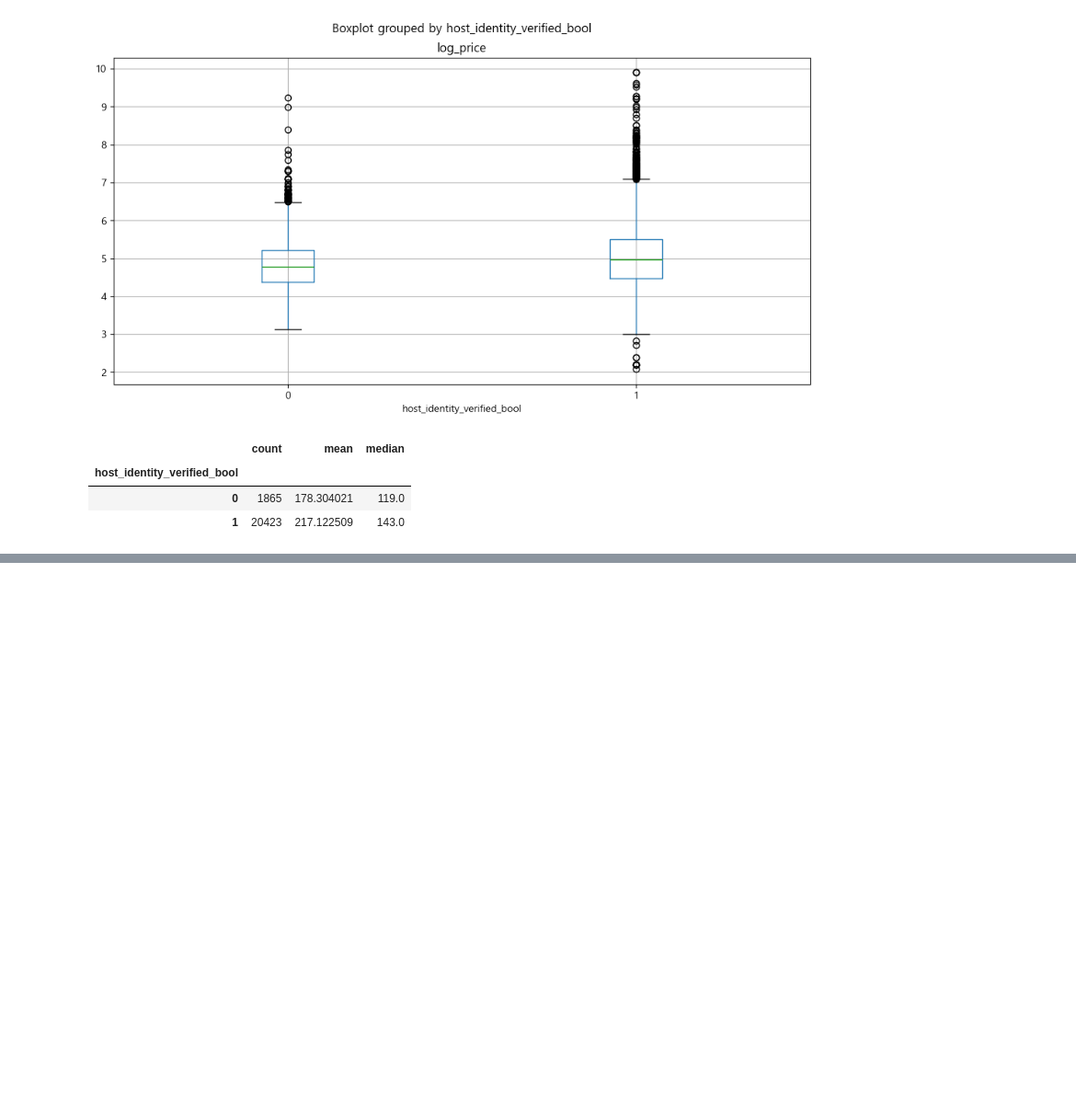
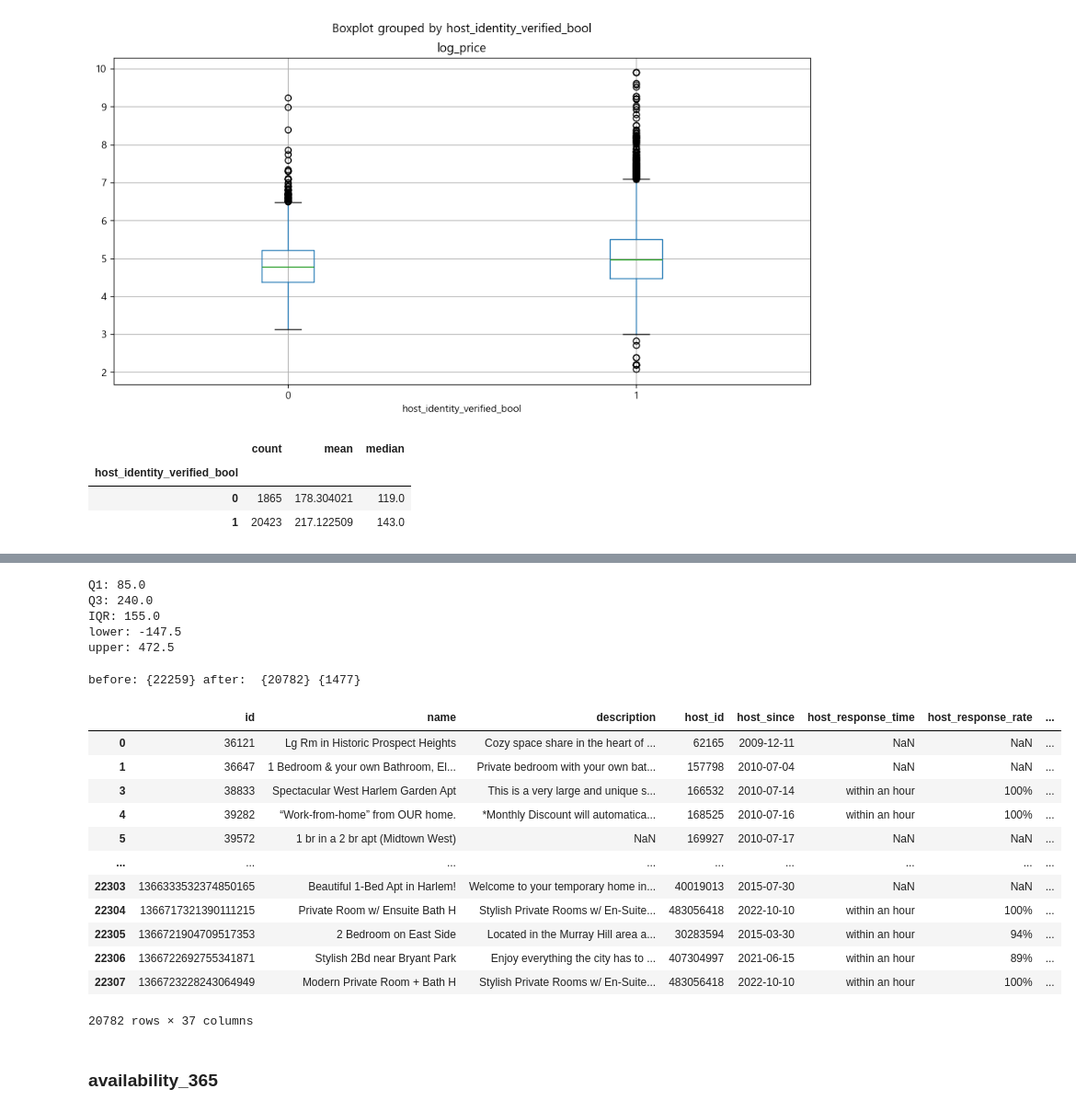
Before and after one commit to KyungminChang/data-analysis-project-BBB, a Jupyter notebook: 01_preprocessiong.ipynb, the cells around one changed output, grey strips where cells are left out. Shown at 92% size. Drawn from its saved outputs; the diff is of its cells as text; code cells hidden in the pictures; blank space fills up the shorter version.

```diff
--- a/01_preprocessiong.ipynb
+++ b/01_preprocessiong.ipynb
@@ -775,0 +1115,4 @@ tmp.groupby("host_identity_verified_bool")["price"].agg(["count","mean","median"
+# %%
+# price "$", "," 제거 -> float형태로 변경
+df_ch['price'] = (df_ch['price'].str.replace("$", "").str.replace(",","").astype(float))
+df_ch['price']
@@ -775,0 +1163,4 @@ tmp.groupby("host_identity_verified_bool")["price"].agg(["count","mean","median"
+# %%
+pd.set_option('display.max_colwidth', None)   # description 안 잘리게
+
+df_ch.loc[(df_ch['price']>=20000),["host_id", "name", "price", "room_type", "description"]]
@@ -775,0 +1174,11 @@ tmp.groupby("host_identity_verified_bool")["price"].agg(["count","mean","median"
+# %%
+# IQR 이상치 제거
+q_1 = np.percentile(df_ch['price'], q=25)
+q_3 = np.percentile(df_ch['price'], q=75)
+iqr = q_3 - q_1
+
+lower_whisker = q_1 - 1.5*iqr
+upper_whisker = q_3 + 1.5*iqr
+
+price_processed = df_ch.loc[df_ch['price'].between(lower_whisker,upper_whisker)].copy()
+price_processed['price'].describe()
@@ -775,0 +1195,40 @@ tmp.groupby("host_identity_verified_bool")["price"].agg(["count","mean","median"
+# %%
+print("Q1:", q_1)
+print("Q3:", q_3)
+print("IQR:", iqr)
+print("lower:", lower_whisker)
+print("upper:", upper_whisker)
+# %% [output]
+Q1: 85.0
+Q3: 240.0
+IQR: 155.0
+lower: -147.5
+upper: 472.5
+# %%
+# 이상치 몇개나 날라갔지? -- 1477개
+before = len(df_ch)
+after = len(price_processed)
+print("before:", {before}, "after: ", {after}, {before - after})
+# %% [output]
+before: {22259} after:  {20782} {1477}
+# %%
+df_ch_raw = df_ch.copy()  # 원본보존
+df_ch = df_ch.loc[df_ch['price'].between(lower_whisker,upper_whisker)].copy()  # 이상치 제거한거 덮어쓰기
+# %%
+df_ch
+# %% [output]
+|  | id | name | description | host_id | host_since | host_response_time | host_response_rate | ... |
+| 0 | 36121 | Lg Rm in Historic Prospect Heights | Cozy space share in the heart of ... | 62165 | 2009-12-11 | NaN | NaN | ... |
+| 1 | 36647 | 1 Bedroom & your own Bathroom, El... | Private bedroom with your own bat... | 157798 | 2010-07-04 | NaN | NaN | ... |
+| 3 | 38833 | Spectacular West Harlem Garden Apt | This is a very large and unique s... | 166532 | 2010-07-14 | within an hour | 100% | ... |
+| 4 | 39282 | “Work-from-home” from OUR home. | *Monthly Discount will automatica... | 168525 | 2010-07-16 | within an hour | 100% | ... |
+| 5 | 39572 | 1 br in a 2 br apt (Midtown West) | NaN | 169927 | 2010-07-17 | NaN | NaN | ... |
+| ... | ... | ... | ... | ... | ... | ... | ... | ... |
+| 22303 | 1366333532374850165 | Beautiful 1-Bed Apt in Harlem! | Welcome to your temporary home in... | 40019013 | 2015-07-30 | NaN | NaN | ... |
+| 22304 | 1366717321390111215 | Private Room w/ Ensuite Bath H | Stylish Private Rooms w/ En-Suite... | 483056418 | 2022-10-10 | within an hour | 100% | ... |
+| 22305 | 1366721904709517353 | 2 Bedroom on East Side | Located in the Murray Hill area a... | 30283594 | 2015-03-30 | within an hour | 94% | ... |
+| 22306 | 1366722692755341871 | Stylish 2Bd near Bryant Park | Enjoy everything the city has to ... | 407304997 | 2021-06-15 | within an hour | 89% | ... |
+| 22307 | 1366723228243064949 | Modern Private Room + Bath H | Stylish Private Rooms w/ En-Suite... | 483056418 | 2022-10-10 | within an hour | 100% | ... |
+20782 rows × 37 columns
+# %% [markdown]
+### availability_365
```
Also changed, not shown: parts of 48 cells of this notebook.
